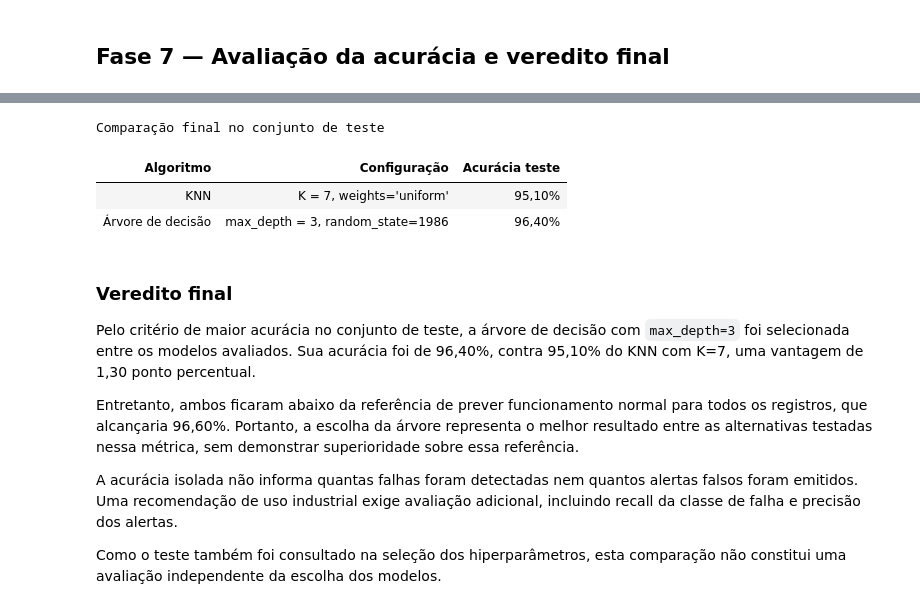
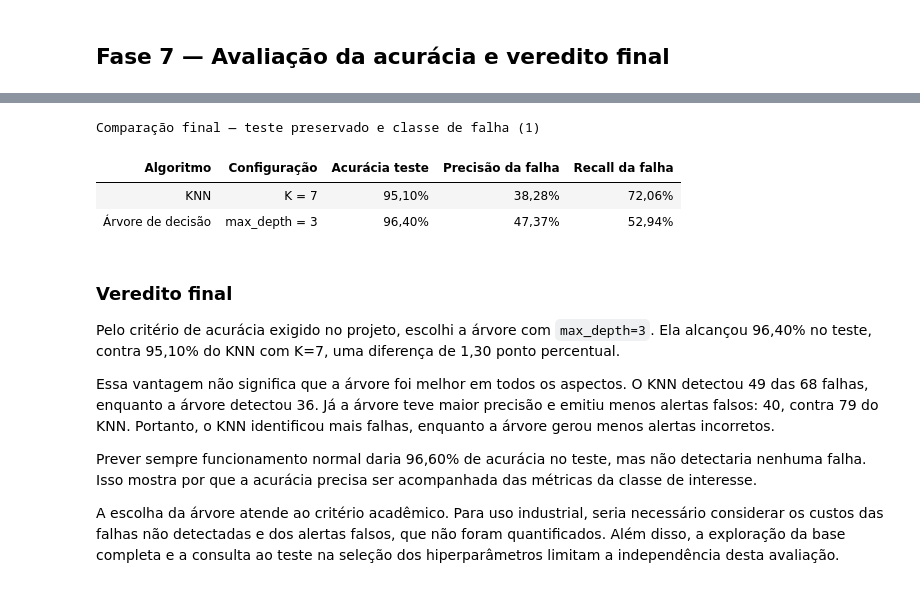
Before and after one commit to CorreaBrunoMiguel/projeto_final, a Jupyter notebook: notebooks/manutencao_preditiva.ipynb, the cells around one changed output, grey strips where cells are left out. Drawn from its saved outputs; the diff is of its cells as text; code cells hidden in the pictures.

```diff
--- a/notebooks/manutencao_preditiva.ipynb
+++ b/notebooks/manutencao_preditiva.ipynb
@@ -890,3 +952,22 @@ O teste foi consultado na comparação e indicação dos hiperparâmetros. Assim
 # %%
 melhor_knn = modelos_knn[7]
 melhor_arvore = modelos_arvore[3]
+# %%
+previsoes = {
+    "KNN (K = 7)": melhor_knn.predict(X_test_knn),
+    "Árvore de decisão (max_depth = 3)": melhor_arvore.predict(X_test),
+}
+
+rotulos_classes = ["Normal — 0", "Falha — 1"]
+matrizes_confusao = {}
+
+for nome, y_pred in previsoes.items():
+    cm = confusion_matrix(y_test, y_pred, labels=[0, 1])
+    matrizes_confusao[nome] = pd.DataFrame(
+        cm,
+        index=pd.Index(rotulos_classes, name="Real ↓ / Previsto →"),
+        columns=rotulos_classes,
+    )
+
+for nome, matriz in matrizes_confusao.items():
+    display(matriz.style.set_caption(f"Matriz de confusão: {nome}"))
@@ -893,38 +985,68 @@ melhor_arvore = modelos_arvore[3]
 # %%
 comparacao_final = pd.DataFrame(
     [
         {
             "Algoritmo": "KNN",
-            "Configuração": "K = 7, weights='uniform'",
+            "Configuração": "K = 7",
             "Acurácia teste": melhor_knn.score(X_test_knn, y_test),
+            "Precisão da falha": precision_score(
+                y_test,
+                previsoes["KNN (K = 7)"],
+                pos_label=1,
+                average="binary",
+            ),
+            "Recall da falha": recall_score(
+                y_test,
+                previsoes["KNN (K = 7)"],
+                pos_label=1,
+                average="binary",
+            ),
         },
         {
             "Algoritmo": "Árvore de decisão",
-            "Configuração": "max_depth = 3, random_state=1986",
+            "Configuração": "max_depth = 3",
             "Acurácia teste": melhor_arvore.score(X_test, y_test),
+            "Precisão da falha": precision_score(
+                y_test,
+                previsoes["Árvore de decisão (max_depth = 3)"],
+                pos_label=1,
+                average="binary",
+            ),
+            "Recall da falha": recall_score(
+                y_test,
+                previsoes["Árvore de decisão (max_depth = 3)"],
+                pos_label=1,
+                average="binary",
+            ),
         },
     ]
 )
 
 pct = lambda v: f"{v:.2%}".replace(".", ",")
 
 display(
     comparacao_final.style.hide(axis="index")
-    .format({"Acurácia teste": pct})
-    .set_caption("Comparação final no conjunto de teste")
+    .format(
+        {
+            "Acurácia teste": pct,
+            "Precisão da falha": pct,
+            "Recall da falha": pct,
+        }
+    )
+    .set_caption("Comparação final — teste preservado e classe de falha (1)")
 )
 # %% [output]
-Comparação final no conjunto de teste
+Comparação final — teste preservado e classe de falha (1)
-| Algoritmo | Configuração | Acurácia teste |
-| KNN | K = 7, weights='uniform' | 95,10% |
-| Árvore de decisão | max_depth = 3, random_state=1986 | 96,40% |
+| Algoritmo | Configuração | Acurácia teste | Precisão da falha | Recall da falha |
+| KNN | K = 7 | 95,10% | 38,28% | 72,06% |
+| Árvore de decisão | max_depth = 3 | 96,40% | 47,37% | 52,94% |
 # %% [markdown]
 ### Veredito final
 
-Pelo critério de maior acurácia no conjunto de teste, a árvore de decisão com `max_depth=3` foi selecionada entre os modelos avaliados. Sua acurácia foi de 96,40%, contra 95,10% do KNN com K=7, uma vantagem de 1,30 ponto percentual.
+Pelo critério de acurácia exigido no projeto, escolhi a árvore com `max_depth=3`. Ela alcançou 96,40% no teste, contra 95,10% do KNN com K=7, uma diferença de 1,30 ponto percentual.
 
-Entretanto, ambos ficaram abaixo da referência de prever funcionamento normal para todos os registros, que alcançaria 96,60%. Portanto, a escolha da árvore representa o melhor resultado entre as alternativas testadas nessa métrica, sem demonstrar superioridade sobre essa referência.
+Essa vantagem não significa que a árvore foi melhor em todos os aspectos. O KNN detectou 49 das 68 falhas, enquanto a árvore detectou 36. Já a árvore teve maior precisão e emitiu menos alertas falsos: 40, contra 79 do KNN. Portanto, o KNN identificou mais falhas, enquanto a árvore gerou menos alertas incorretos.
 
-A acurácia isolada não informa quantas falhas foram detectadas nem quantos alertas falsos foram emitidos. Uma recomendação de uso industrial exige avaliação adicional, incluindo recall da classe de falha e precisão dos alertas.
+Prever sempre funcionamento normal daria 96,60% de acurácia no teste, mas não detectaria nenhuma falha. Isso mostra por que a acurácia precisa ser acompanhada das métricas da classe de interesse.
 
-Como o teste também foi consultado na seleção dos hiperparâmetros, esta comparação não constitui uma avaliação independente da escolha dos modelos.
+A escolha da árvore atende ao critério acadêmico. Para uso industrial, seria necessário considerar os custos das falhas não detectadas e dos alertas falsos, que não foram quantificados. Além disso, a exploração da base completa e a consulta ao teste na seleção dos hiperparâmetros limitam a independência desta avaliação.
```
Also changed, not shown: parts of 22 cells of this notebook, 4 other files.
